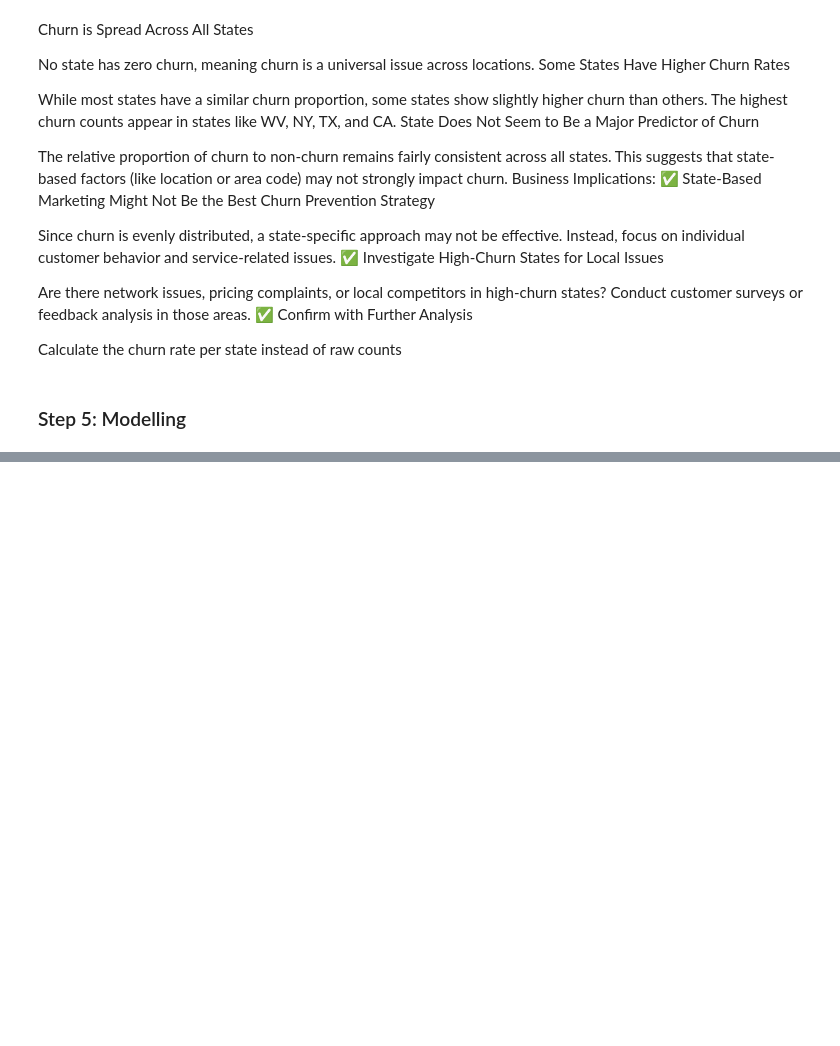
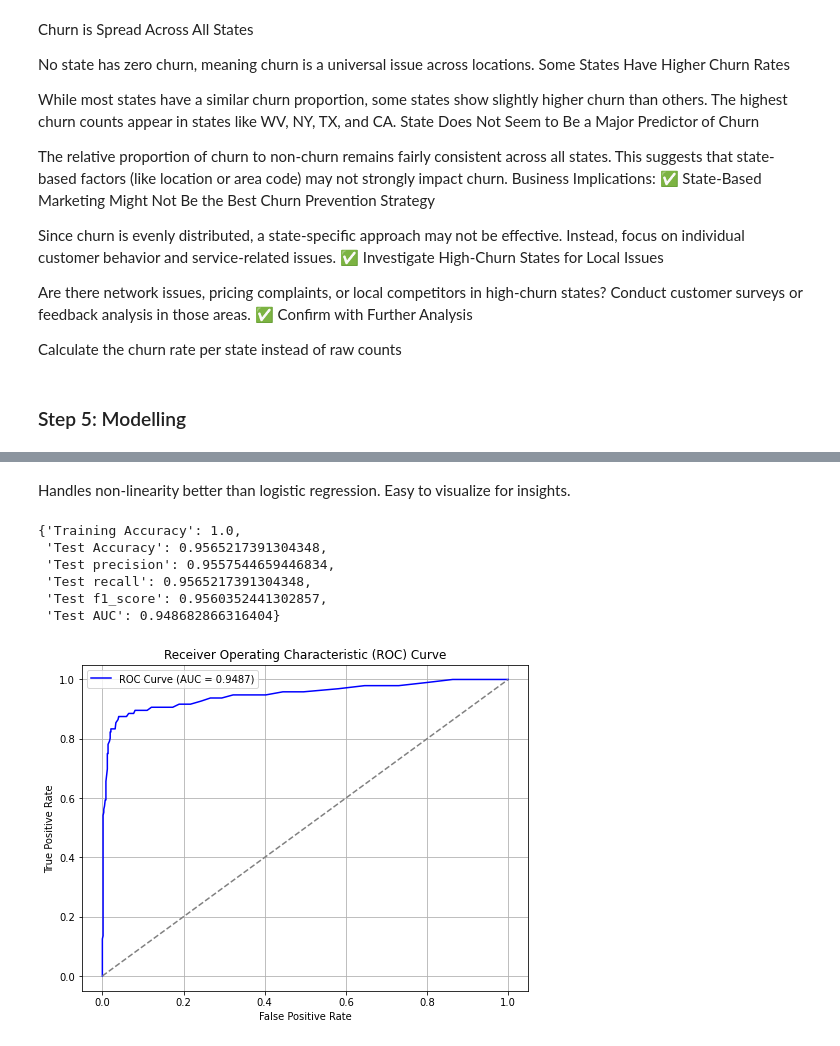
Before and after one commit to GraceMwende/Customer-Churn, a Jupyter notebook: Customer Churn.ipynb, the cells around one changed output, grey strips where cells are left out. Saved outputs shown, nothing was run; the diff lists cells and outputs as text; code cells hidden in the pictures; blank space fills up the shorter version.

```diff
--- a/Customer Churn.ipynb
+++ b/Customer Churn.ipynb
@@ -591,0 +719,16 @@ weighted avg       0.80      0.83      0.78       667
+# %% [markdown]
+Handles non-linearity better than logistic regression.
+Easy to visualize for insights.
+# %%
+from sklearn.ensemble import RandomForestClassifier
+pipe.set_params(model=RandomForestClassifier())
+rf =modelling(pipe)
+rf
+# %% [output]
+{'Training Accuracy': 1.0,
+ 'Test Accuracy': 0.9565217391304348,
+ 'Test precision': 0.9557544659446834,
+ 'Test recall': 0.9565217391304348,
+ 'Test f1_score': 0.9560352441302857,
+ 'Test AUC': 0.948682866316404}
+[figure, added]
```
Also changed, not shown: parts of 15 cells of this notebook.
